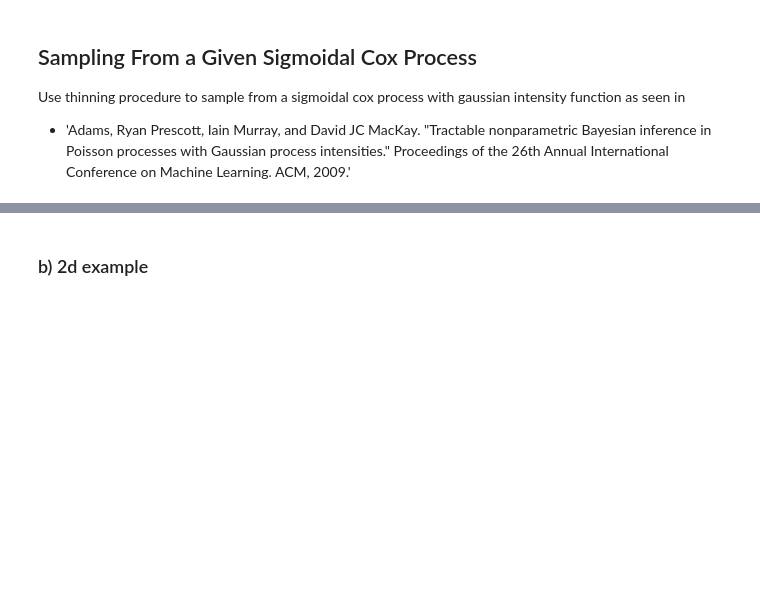
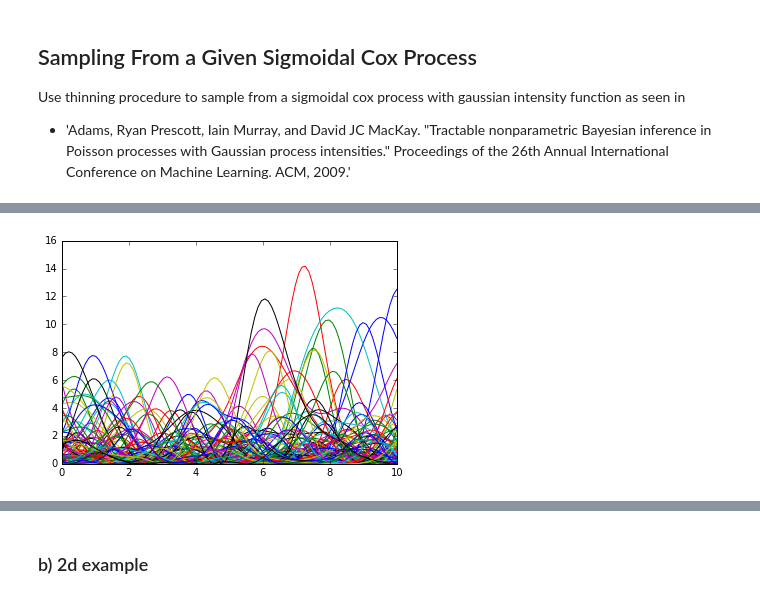
Before and after one commit to maxkohlbrenner/pmai-vi-gpmpp, a Jupyter notebook: sigmoidal_cox_process_sampling.ipynb, the cells around one changed output, grey strips where cells are left out. Drawn from its saved outputs; the diff is of its cells as text; code cells hidden in the pictures; blank space fills up the shorter version.

```diff
--- a/sigmoidal_cox_process_sampling.ipynb
+++ b/sigmoidal_cox_process_sampling.ipynb
@@ -68,0 +68,35 @@ plt.show()
+# %%
+def ard_kernel_bc(X1, X2, gamma=1, alphas=None):
+    if len(X1.shape) == 1:
+        X1 = X1[:, None]
+    if len(X2.shape) == 1:
+        X2 = X2[:, None]
+    assert(X1.shape[1] == X2.shape[1])
+
+    if alphas is None:
+        alphas = np.ones(X1.shape[1])
+    return gamma * np.prod(np.exp(- (X1[:, None, :] - X2[None,:,:])**2 / (2 * alphas[None, None, :])), axis=2)
+
+def zero_mean(X):
+    return np.zeros(X.shape[0])
+
+def gp_sample_rate_function(X, mean_fun=zero_mean, kernel_fun=ard_kernel_bc):
+    mean = mean_fun(X)
+    gram = kernel_fun(X, X)
+    return np.random.multivariate_normal(mean, gram) ** 2
+# %%
+Tmin = 0
+Tmax = 10
+res  = 100
+xs   = np.linspace(Tmin, Tmax, res)
+num_samples = 100
+
+plt_vals = []
+for i in range(num_samples):
+    ys = gp_sample_rate_function(xs, zero_mean, ard_kernel_bc)
+    plt_vals.extend([xs, ys])
+
+plt.plot(*plt_vals)
+plt.show()
+# %% [output]
+[figure, added]
```
Also changed, not shown: parts of 6 cells of this notebook.
